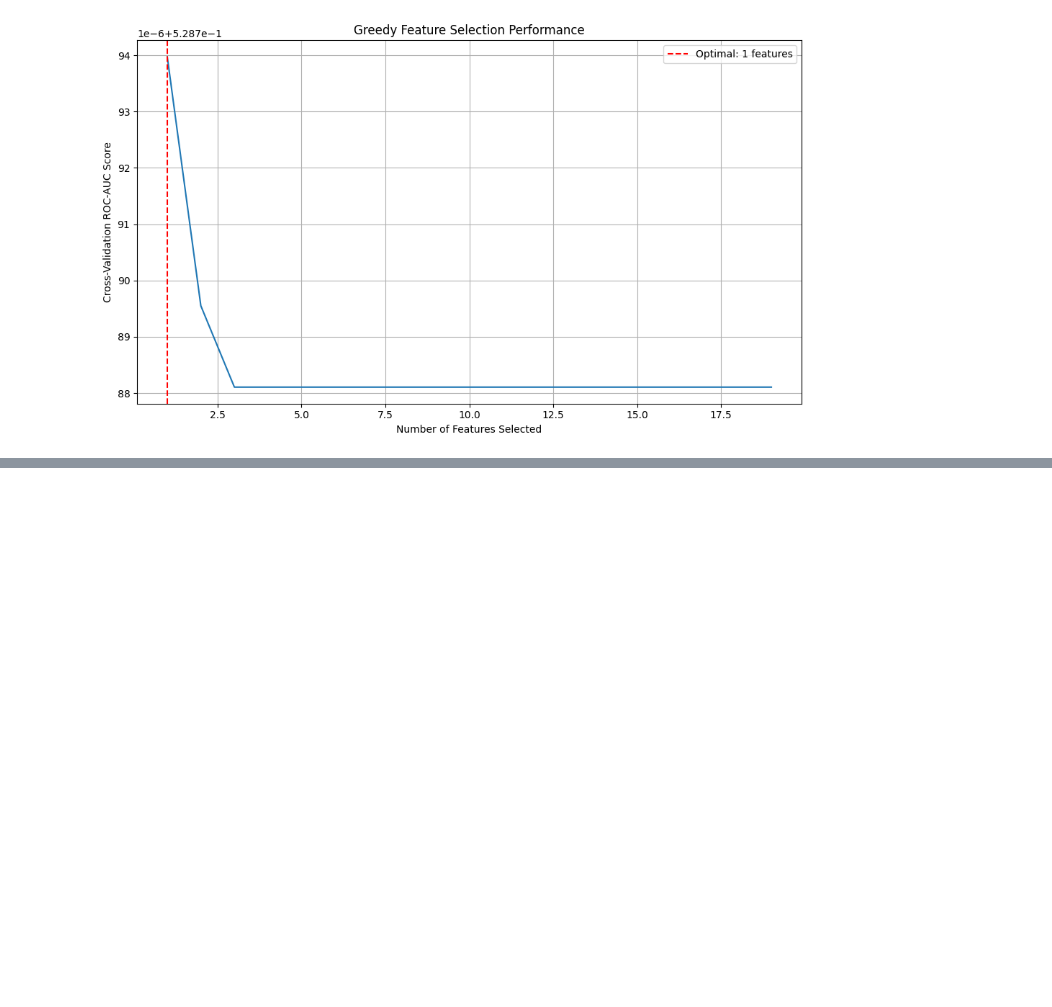
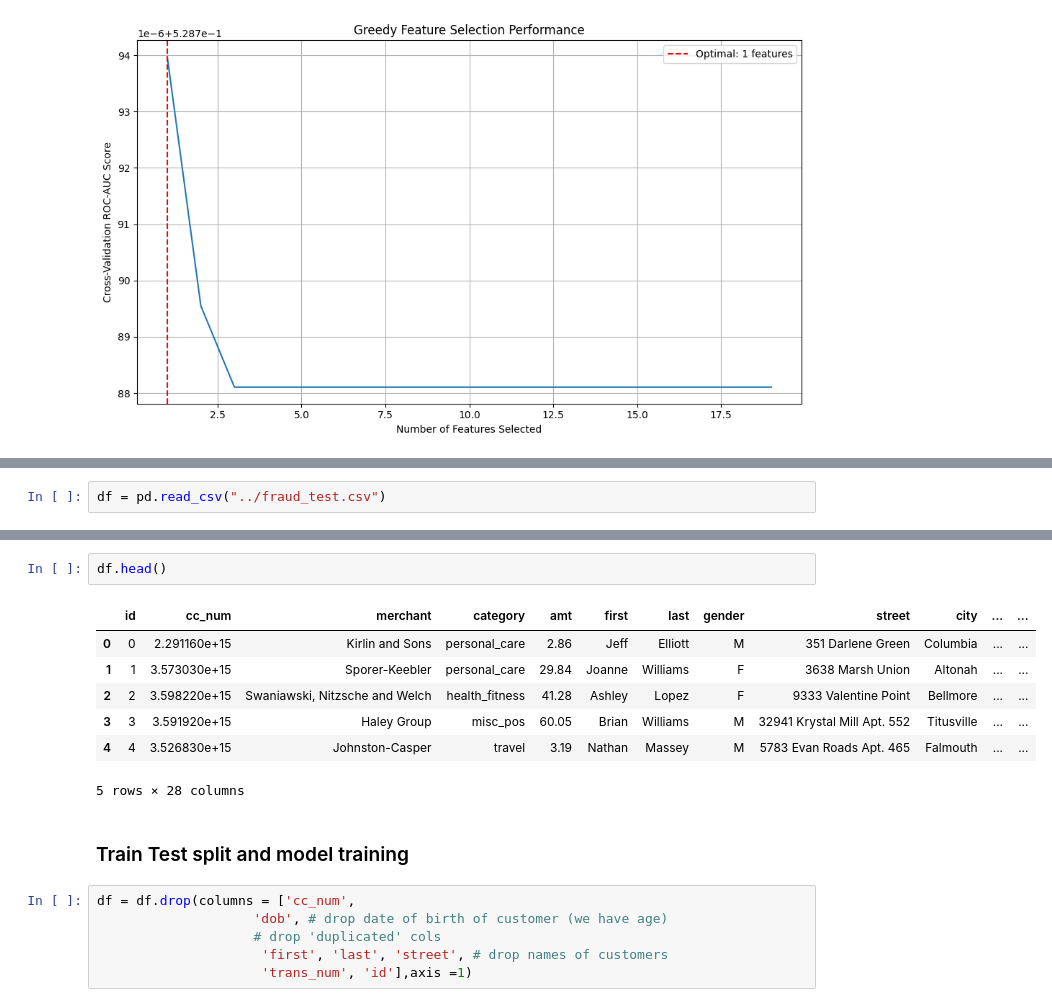
Before and after one commit to bimbo-22/doing_data_science, a Jupyter notebook: research/log_regression.ipynb, the cells around one changed output, grey strips where cells are left out. Cells and saved outputs as stored; diff of their text form; blank space fills up the shorter version.

```diff
--- a/research/log_regression.ipynb
+++ b/research/log_regression.ipynb
@@ -170,0 +189,2 @@ plt.show()
+# %%
+df = pd.read_csv("../fraud_test.csv")
@@ -170,0 +249,18 @@ plt.show()
+# %%
+df.head()
+# %% [output]
+|  | id | cc_num | merchant | category | amt | first | last | gender | street | city | ... | ... |
+| 0 | 0 | 2.291160e+15 | Kirlin and Sons | personal_care | 2.86 | Jeff | Elliott | M | 351 Darlene Green | Columbia | ... | ... |
+| 1 | 1 | 3.573030e+15 | Sporer-Keebler | personal_care | 29.84 | Joanne | Williams | F | 3638 Marsh Union | Altonah | ... | ... |
+| 2 | 2 | 3.598220e+15 | Swaniawski, Nitzsche and Welch | health_fitness | 41.28 | Ashley | Lopez | F | 9333 Valentine Point | Bellmore | ... | ... |
+| 3 | 3 | 3.591920e+15 | Haley Group | misc_pos | 60.05 | Brian | Williams | M | 32941 Krystal Mill Apt. 552 | Titusville | ... | ... |
+| 4 | 4 | 3.526830e+15 | Johnston-Casper | travel | 3.19 | Nathan | Massey | M | 5783 Evan Roads Apt. 465 | Falmouth | ... | ... |
+5 rows × 28 columns
+# %% [markdown]
+### Train Test split and model training
+# %%
+df = df.drop(columns = ['cc_num',
+                    'dob', # drop date of birth of customer (we have age)
+                    # drop 'duplicated' cols
+                     'first', 'last', 'street', # drop names of customers
+                     'trans_num', 'id'],axis =1)
```
Also changed, not shown: parts of 29 cells of this notebook, 2 other files.
